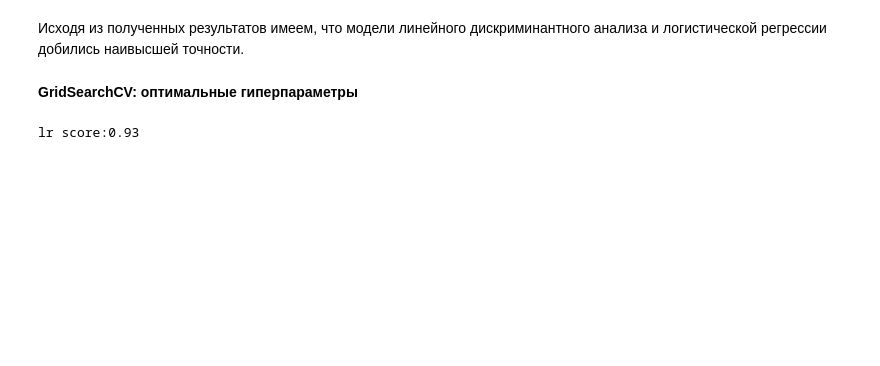
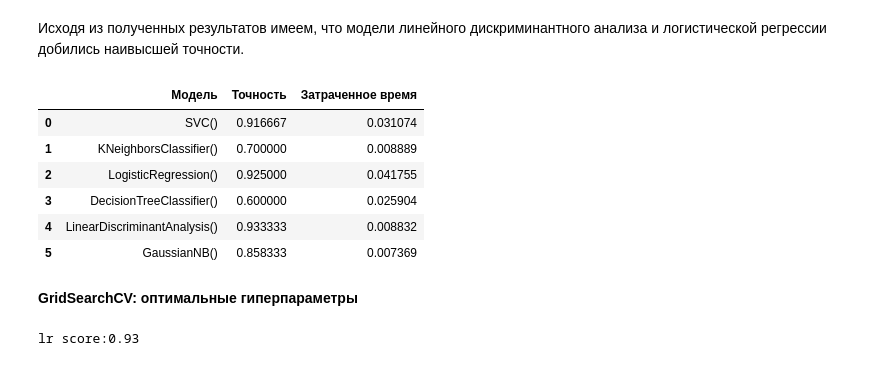
Before and after one commit to timmygunja/FinUniver-3-CourseWork-ML, a Jupyter notebook: coursework.ipynb, the cells around one changed output. Saved outputs shown, nothing was run; the diff lists cells and outputs as text; code cells hidden in the pictures; blank space fills up the shorter version.

```diff
--- a/coursework.ipynb
+++ b/coursework.ipynb
@@ -409,5 +418,17 @@ weighted avg       0.91      0.86      0.86       120
 # %% [markdown]
 Исходя из полученных результатов имеем, что модели линейного дискриминантного анализа и логистической регрессии добились наивысшей точности.
+# %%
+df = pd.DataFrame(data)
+# %%
+df
+# %% [output]
+|  | Модель | Точность | Затраченное время |
+| 0 | SVC() | 0.916667 | 0.031074 |
+| 1 | KNeighborsClassifier() | 0.700000 | 0.008889 |
+| 2 | LogisticRegression() | 0.925000 | 0.041755 |
+| 3 | DecisionTreeClassifier() | 0.600000 | 0.025904 |
+| 4 | LinearDiscriminantAnalysis() | 0.933333 | 0.008832 |
+| 5 | GaussianNB() | 0.858333 | 0.007369 |
 # %% [markdown]
 <a></a>**GridSearchCV: оптимальные гиперпараметры**
 # %%
```
Also changed, not shown: parts of 7 cells of this notebook.
